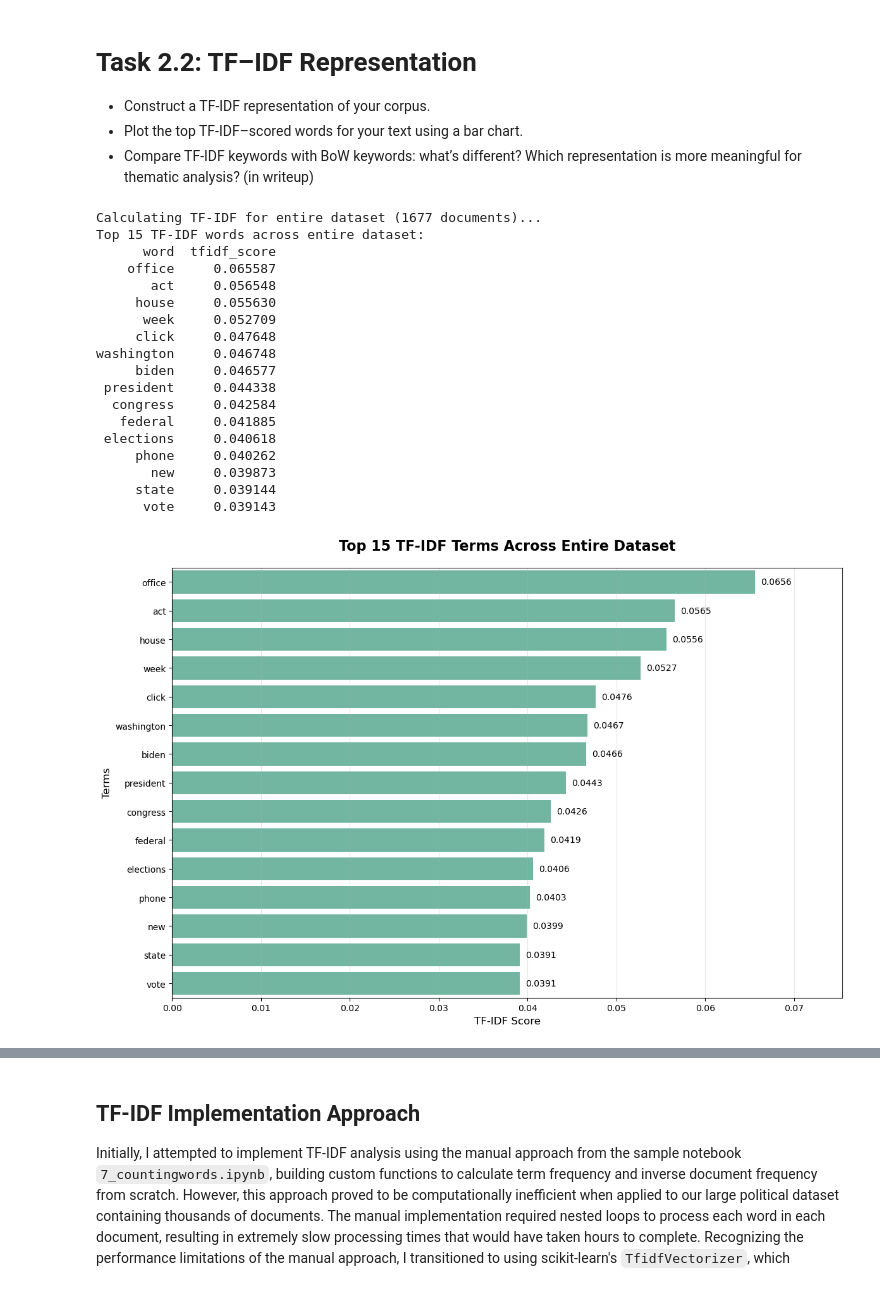
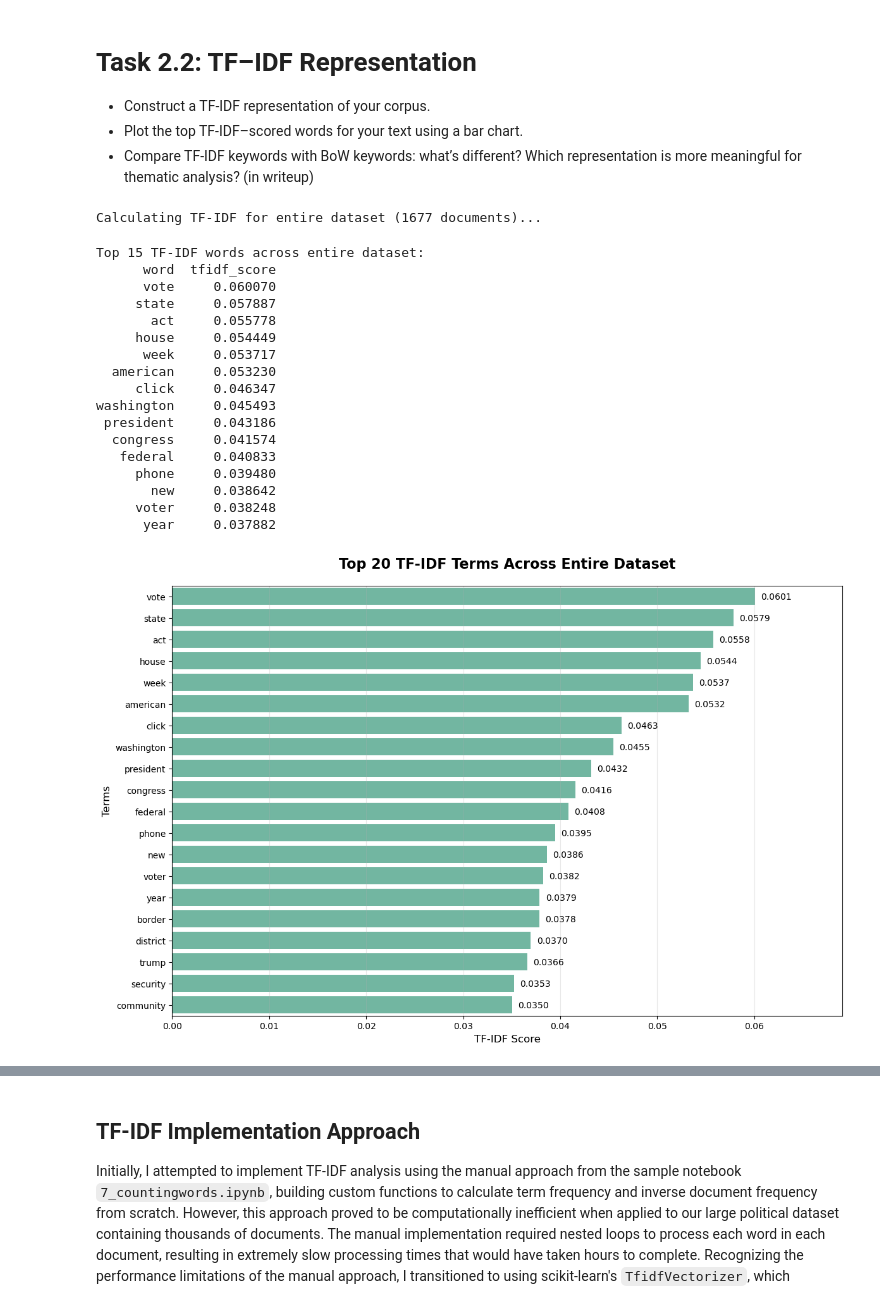
Before and after one commit to marobinette/NaturalLanguageProcessing, a Jupyter notebook: hw/week_5/mrobine1HW5.ipynb, the cells around one changed output, grey strips where cells are left out. Drawn from its saved outputs; the diff is of its cells as text; code cells hidden in the pictures.

```diff
--- a/hw/week_5/mrobine1HW5.ipynb
+++ b/hw/week_5/mrobine1HW5.ipynb
@@ -12,14 +12,19 @@ import matplotlib.pyplot as plt
 import seaborn as sns
 
 
-# Initialize TF-IDF Vectorizer with optimized parameters
+def lemmatize_tokenizer(text):
+    """Tokenizes text and lemmatizes tokens for TF-IDF vectorizer"""
+    tokens = tokenize_words(text)
+    lemmatized_tokens = [lemmatizer.lemmatize(token) for token in tokens]
+    return lemmatized_tokens
+
 tfidf_vectorizer = TfidfVectorizer(
-    max_features=1000,  # Limit to top 1000 features for efficiency
-    stop_words='english',  # Remove English stopwords
+    max_features=1000,
+    stop_words='english',
     lowercase=True,
-    token_pattern=r'(?u)\b\w{3,}\b',  # Only alphabetic tokens with 3+ characters
-    min_df=2,  # Ignore terms that appear in less than 2 documents
-    max_df=0.90  # Ignore terms that appear in more than n% of documents
+    tokenizer=lemmatize_tokenizer,  # Use custom tokenizer
+    min_df=2,
+    max_df=0.90
 )
 
 stemmer = PorterStemmer()
@@ -124,7 +129,7 @@ def tokenize_words(text, remove_stop_words=True):
 
     # Basic text normalization BEFORE tokenization
     text = re.sub(r'\s+', ' ', text.strip())  # Normalize whitespace
-
+    custom_lemma_dict = {'voting': 'vote'}
     # Tokenize first (this is correct!)
     tokenizer = TweetTokenizer()
     words = tokenizer.tokenize(text)
@@ -140,6 +145,7 @@ def tokenize_words(text, remove_stop_words=True):
 
     # Lemmatize
     words = [lemmatizer.lemmatize(word) for word in words]
+    words = [custom_lemma_dict.get(word, word) for word in words]
 
     # compare to stem - uh no
     # words = [stemmer.stem(word) for word in words]
@@ -346,54 +352,48 @@ print("Top 15 TF-IDF words across entire dataset:")
 print(full_tfidf_df.head(15).to_string(index=False))
 # %% [output]
 Calculating TF-IDF for entire dataset (1677 documents)...
-Top 15 TF-IDF words across entire dataset:
-      word  tfidf_score
-    office     0.065587
-       act     0.056548
-     house     0.055630
-      week     0.052709
-     click     0.047648
-washington     0.046748
-     biden     0.046577
- president     0.044338
-  congress     0.042584
-   federal     0.041885
- elections     0.040618
-     phone     0.040262
-       new     0.039873
-     state     0.039144
-      vote     0.039143
+Top 15 TF-IDF words across entire dataset:
+      word  tfidf_score
+      vote     0.060070
+     state     0.057887
+       act     0.055778
+     house     0.054449
+      week     0.053717
+  american     0.053230
+     click     0.046347
+washington     0.045493
+ president     0.043186
+  congress     0.041574
+   federal     0.040833
+     phone     0.039480
+       new     0.038642
+     voter     0.038248
+      year     0.037882
 # %%
 plt.style.use('default')
-sns.set_palette("Set2") # neutral palette I like
+sns.set_palette("Set2")
 
-# Create the seaborn bar plot for top 15 TF-IDF terms
 plt.figure(figsize=(12, 8))
-top_15_tfidf = full_tfidf_df.head(15)
+top_20_tfidf = full_tfidf_df.head(20)
 
-# Create horizontal bar plot for better readability
-ax = sns.barplot(data=top_15_tfidf, y='word', x='tfidf_score', orient='h')
+ax = sns.barplot(data=top_20_tfidf, y='word', x='tfidf_score', orient='h')
 
-# Customize the plot
-plt.title('Top 15 TF-IDF Terms Across Entire Dataset', fontsize=16, fontweight='bold', pad=20)
+plt.title('Top 20 TF-IDF Terms Across Entire Dataset', fontsize=16, fontweight='bold', pad=20)
 plt.xlabel('TF-IDF Score', fontsize=12)
 plt.ylabel('Terms', fontsize=12)
 
-# Add value labels on bars with better positioning
-max_score = top_15_tfidf['tfidf_score'].max()
-for i, v in enumerate(top_15_tfidf['tfidf_score']):
-    # Position text slightly to the right of the bar end, with padding
+max_score = top_20_tfidf['tfidf_score'].max()
+for i, v in enumerate(top_20_tfidf['tfidf_score']):
     ax.text(v + (max_score * 0.01), i, f'{v:.4f}', va='center', fontsize=10, ha='left')
 
-# Set x-axis limits to accommodate the text labels
 plt.xlim(0, max_score * 1.15)
 
 # Improve layout
 plt.tight_layout()
 plt.grid(axis='x', alpha=0.3)
 plt.show()
 # %% [output]
-[figure, old version]
+[figure, new version]
 # %%
 print(f"Total documents: {len(df)}")
 print(f"Republican documents: {len(r_df)}")
```
Also changed, not shown: parts of 5 cells of this notebook.
